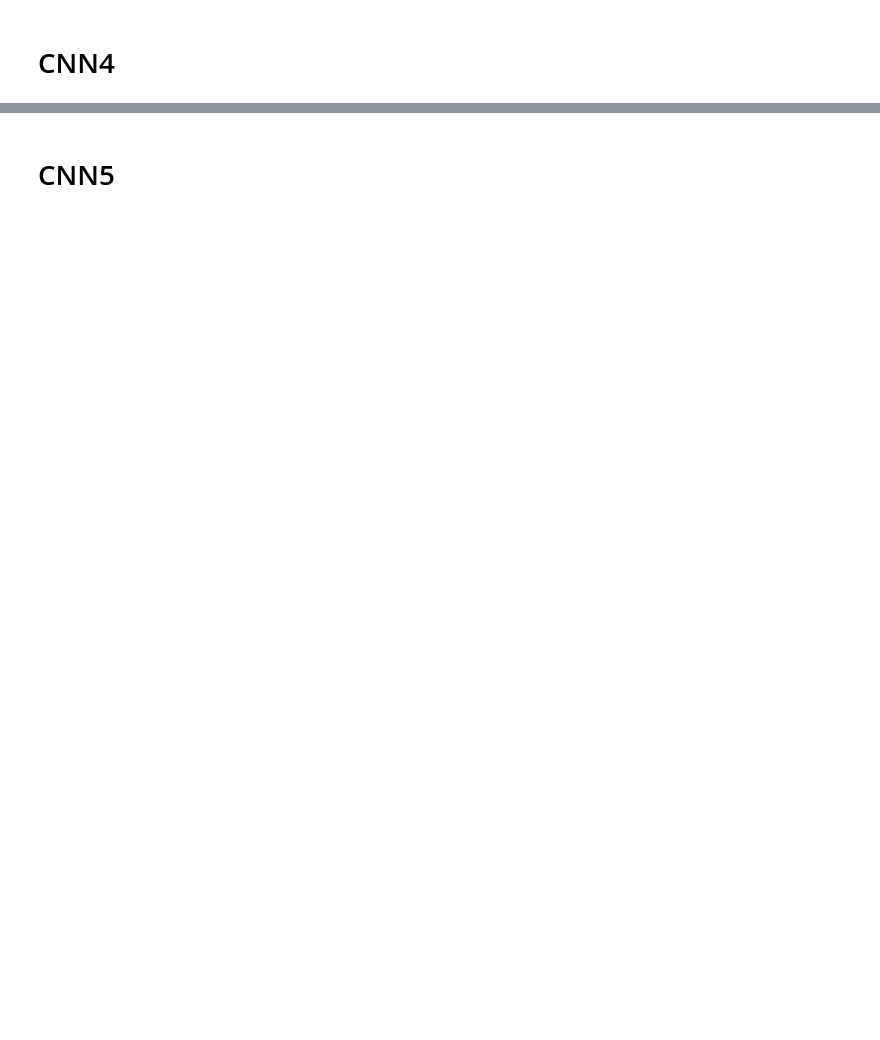
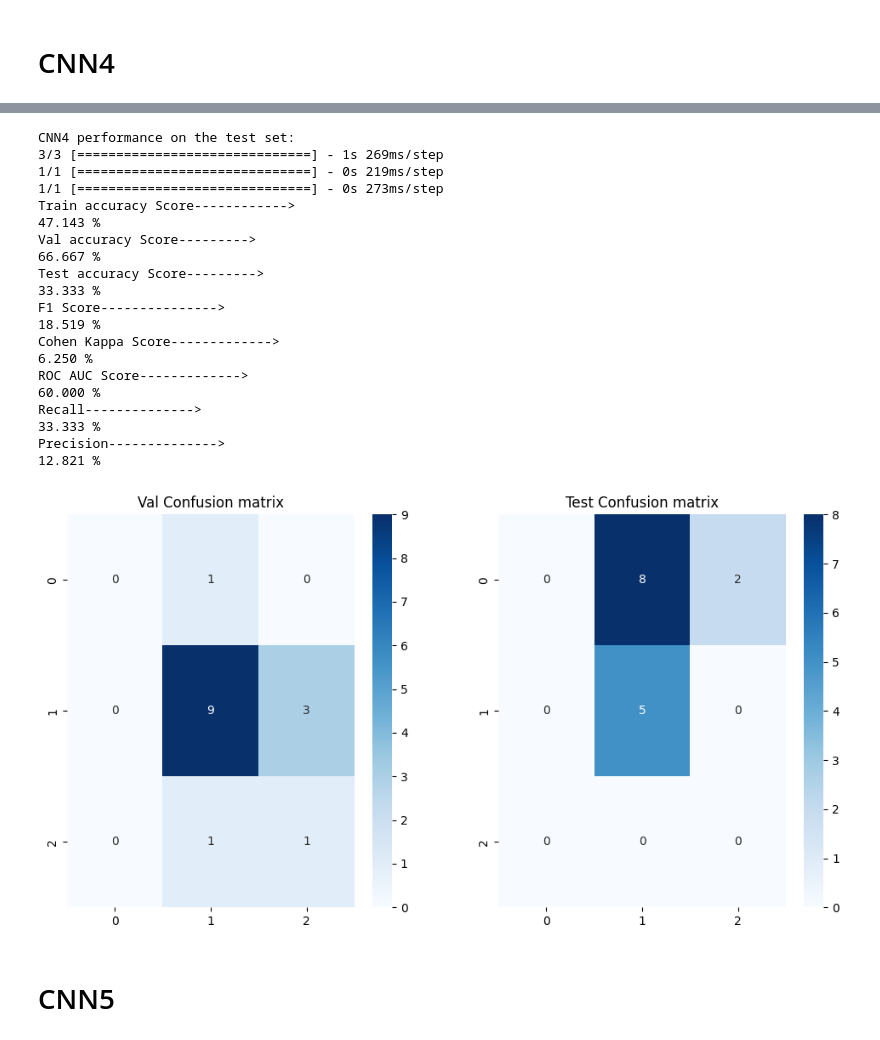
Before and after one commit to UsairimIsani/aiahb, a Jupyter notebook: Cervical Cancer/cervical-cancer-screening-project.ipynb, the cells around one changed output, grey strips where cells are left out. Saved outputs shown, nothing was run; the diff lists cells and outputs as text; code cells hidden in the pictures; blank space fills up the shorter version.

```diff
--- a/Cervical Cancer/cervical-cancer-screening-project.ipynb
+++ b/Cervical Cancer/cervical-cancer-screening-project.ipynb
@@ -473,6 +551,28 @@ cnn4 = fit_model("CNN4", model, train_features, train_labels_1hotenc, (val_featu
 # %%
 print('CNN4 performance on the test set:')
-get_accuracy_metrics(cnn4, train_features, train_labels, test_features, test_labels, val_features, val_labels)
+get_accuracy_metrics(cnn4)
+# %% [output]
+CNN4 performance on the test set:
+3/3 [==============================] - 1s 269ms/step
+1/1 [==============================] - 0s 219ms/step
+1/1 [==============================] - 0s 273ms/step
+Train accuracy Score------------>
+47.143 %
+Val accuracy Score--------->
+66.667 %
+Test accuracy Score--------->
+33.333 %
+F1 Score--------------->
+18.519 %
+Cohen Kappa Score------------->
+6.250 %
+ROC AUC Score------------->
+60.000 %
+Recall-------------->
+33.333 %
+Precision-------------->
+12.821 %
+[figure, added]
 # %% [markdown]
 # CNN5
 # %%
```
Also changed, not shown: parts of 48 cells of this notebook.
